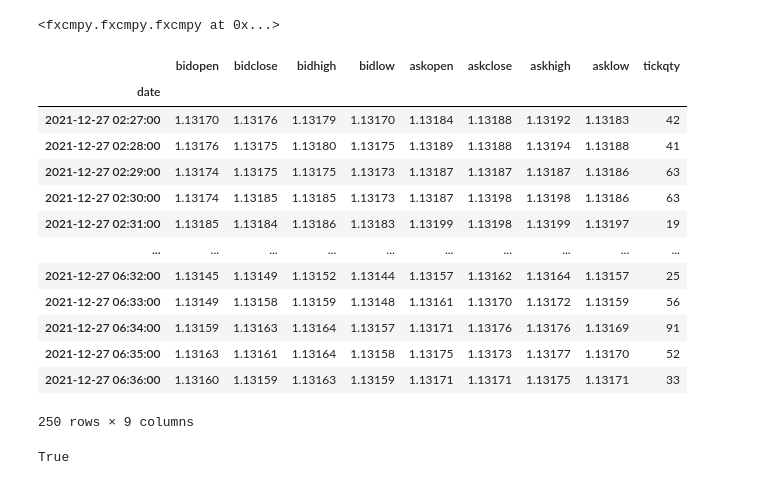
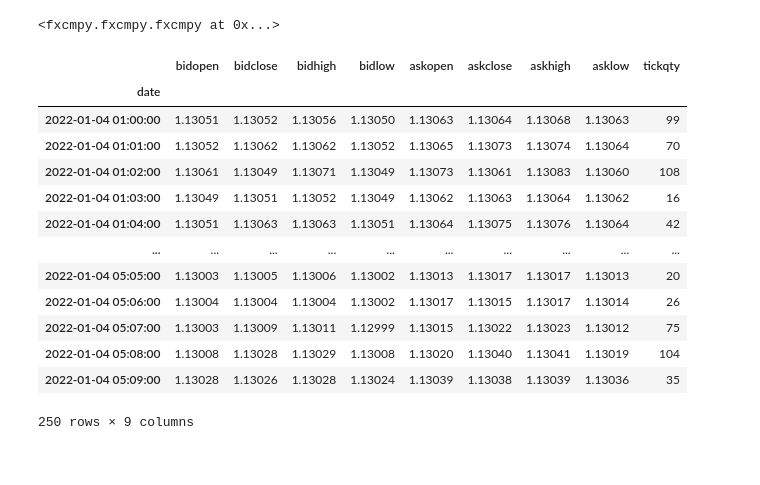
Before and after one commit to sonupal129/affinity, a Jupyter notebook: algo_test.ipynb, the cells around one changed output. Cells and saved outputs as stored; diff of their text form; code cells hidden in the pictures.

```diff
--- a/algo_test.ipynb
+++ b/algo_test.ipynb
@@ -7,24 +7,27 @@ con
 <fxcmpy.fxcmpy.fxcmpy at 0x...>
 # %%
 import datetime as dt
-start = dt.datetime(2021,12,23)
-end = dt.datetime(2021,12,24)
-data = con.get_candles('EUR/USD', period='m1', number=250)
+from icecream import ic
+
+
+start = dt.datetime(2021,12,20)
+end = dt.datetime(2021,12,31)
+data = con.get_candles('EUR/USD', period='m1', number=250) #number=250 start=start, end=end
 data
 # %% [output]
 |  | bidopen | bidclose | bidhigh | bidlow | askopen | askclose | askhigh | asklow | tickqty |
 | date |  |  |  |  |  |  |  |  |  |
-| 2021-12-27 02:27:00 | 1.13170 | 1.13176 | 1.13179 | 1.13170 | 1.13184 | 1.13188 | 1.13192 | 1.13183 | 42 |
-| 2021-12-27 02:28:00 | 1.13176 | 1.13175 | 1.13180 | 1.13175 | 1.13189 | 1.13188 | 1.13194 | 1.13188 | 41 |
-| 2021-12-27 02:29:00 | 1.13174 | 1.13175 | 1.13175 | 1.13173 | 1.13187 | 1.13187 | 1.13187 | 1.13186 | 63 |
-| 2021-12-27 02:30:00 | 1.13174 | 1.13185 | 1.13185 | 1.13173 | 1.13187 | 1.13198 | 1.13198 | 1.13186 | 63 |
-| 2021-12-27 02:31:00 | 1.13185 | 1.13184 | 1.13186 | 1.13183 | 1.13199 | 1.13198 | 1.13199 | 1.13197 | 19 |
+| 2022-01-04 01:00:00 | 1.13051 | 1.13052 | 1.13056 | 1.13050 | 1.13063 | 1.13064 | 1.13068 | 1.13063 | 99 |
+| 2022-01-04 01:01:00 | 1.13052 | 1.13062 | 1.13062 | 1.13052 | 1.13065 | 1.13073 | 1.13074 | 1.13064 | 70 |
+| 2022-01-04 01:02:00 | 1.13061 | 1.13049 | 1.13071 | 1.13049 | 1.13073 | 1.13061 | 1.13083 | 1.13060 | 108 |
+| 2022-01-04 01:03:00 | 1.13049 | 1.13051 | 1.13052 | 1.13049 | 1.13062 | 1.13063 | 1.13064 | 1.13062 | 16 |
+| 2022-01-04 01:04:00 | 1.13051 | 1.13063 | 1.13063 | 1.13051 | 1.13064 | 1.13075 | 1.13076 | 1.13064 | 42 |
 | ... | ... | ... | ... | ... | ... | ... | ... | ... | ... |
-| 2021-12-27 06:32:00 | 1.13145 | 1.13149 | 1.13152 | 1.13144 | 1.13157 | 1.13162 | 1.13164 | 1.13157 | 25 |
-| 2021-12-27 06:33:00 | 1.13149 | 1.13158 | 1.13159 | 1.13148 | 1.13161 | 1.13170 | 1.13172 | 1.13159 | 56 |
-| 2021-12-27 06:34:00 | 1.13159 | 1.13163 | 1.13164 | 1.13157 | 1.13171 | 1.13176 | 1.13176 | 1.13169 | 91 |
-| 2021-12-27 06:35:00 | 1.13163 | 1.13161 | 1.13164 | 1.13158 | 1.13175 | 1.13173 | 1.13177 | 1.13170 | 52 |
-| 2021-12-27 06:36:00 | 1.13160 | 1.13159 | 1.13163 | 1.13159 | 1.13171 | 1.13171 | 1.13175 | 1.13171 | 33 |
+| 2022-01-04 05:05:00 | 1.13003 | 1.13005 | 1.13006 | 1.13002 | 1.13013 | 1.13017 | 1.13017 | 1.13013 | 20 |
+| 2022-01-04 05:06:00 | 1.13004 | 1.13004 | 1.13004 | 1.13002 | 1.13017 | 1.13015 | 1.13017 | 1.13014 | 26 |
+| 2022-01-04 05:07:00 | 1.13003 | 1.13009 | 1.13011 | 1.12999 | 1.13015 | 1.13022 | 1.13023 | 1.13012 | 75 |
+| 2022-01-04 05:08:00 | 1.13008 | 1.13028 | 1.13029 | 1.13008 | 1.13020 | 1.13040 | 1.13041 | 1.13019 | 104 |
+| 2022-01-04 05:09:00 | 1.13028 | 1.13026 | 1.13028 | 1.13024 | 1.13039 | 1.13038 | 1.13039 | 1.13036 | 35 |
 250 rows × 9 columns
 # %%
 import pandas as pd
@@ -48,22 +51,20 @@ def arraySortedOrNot(arr):
     # Recursion applied till last element
     return arr[0] <= arr[1] and arraySortedOrNot(arr[1:])
 # %%
-import ta
-from ta.trend import *
-from ta.momentum import *
+# import ta
+# from ta.trend import *
+# from ta.momentum import *
 
 
-data["SMALL_SMA"]=sma_indicator(data.bidclose, window=7)
-data["LARGE_SMA"]=sma_indicator(data.bidclose, window=10)
-# Stochastic need to fix
-data["STOCH"] = stoch(data.bidhigh, data.bidlow, data.bidclose, window=7, smooth_window=3)
-data["STOCH_SIGNAL"] = stoch_signal(data.bidhigh, data.bidlow, data.bidclose, window=7, smooth_window=3)
-data["RSI"] = rsi(data.bidclose)
+# data["SMALL_SMA"]=sma_indicator(data.bidclose, window=7)
+# data["LARGE_SMA"]=sma_indicator(data.bidclose, window=10)
+# # Stochastic need to fix
+# data["STOCH"] = stoch(data.bidhigh, data.bidlow, data.bidclose, window=7, smooth_window=3)
+# data["STOCH_SIGNAL"] = stoch_signal(data.bidhigh, data.bidlow, data.bidclose, window=7, smooth_window=3)
+# data["RSI"] = rsi(data.bidclose)
 # data["SMA_SIGNAL"] =
 
 # len(data.index)
 
-isinstance(data,pd.DataFrame)
+# data
-# %% [output]
-True
 # %%
```
Also changed, not shown: parts of 9 cells of this notebook, 4 other files.
